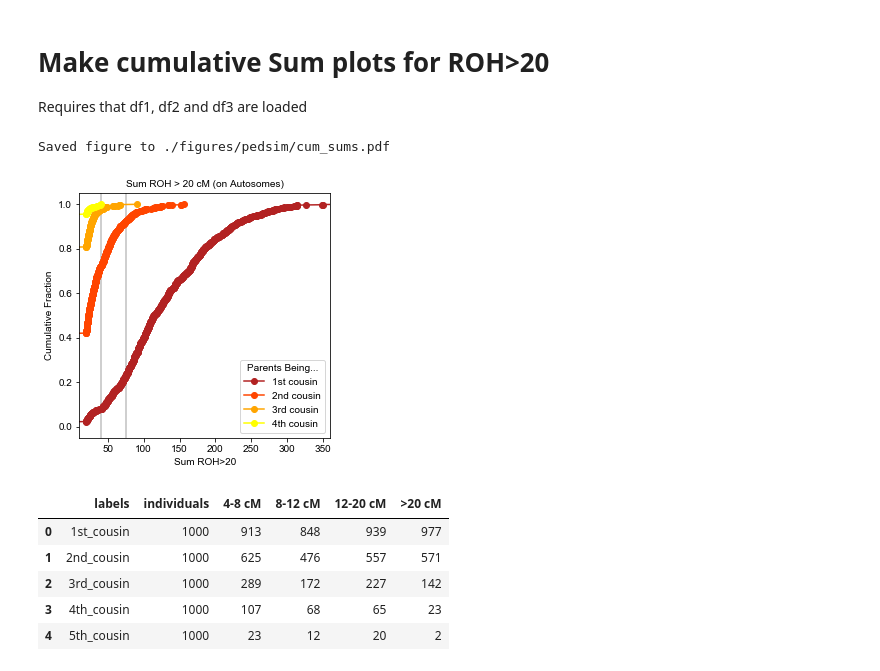
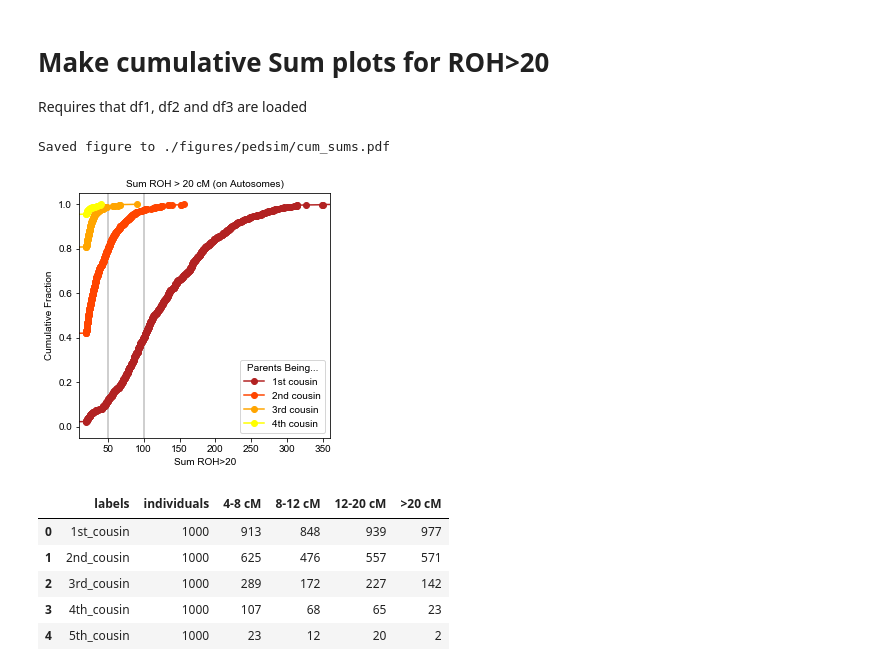
Before and after one commit to hringbauer/hapROH, a Jupyter notebook: Notebooks/AnalyzeData/analyze_ped_sim.ipynb, the cells around one changed output. Saved outputs shown, nothing was run; the diff lists cells and outputs as text; code cells hidden in the pictures.

```diff
--- a/Notebooks/AnalyzeData/analyze_ped_sim.ipynb
+++ b/Notebooks/AnalyzeData/analyze_ped_sim.ipynb
@@ -405,13 +434,13 @@ Requires that df1, df2 and df3 are loaded
 # %%
 plot_cum_fracs(dfs = [df1, df2, df3, df4], figsize = (4.5,4.5),
                cm_min = 20,
                labels = ["1st cousin", "2nd cousin", "3rd cousin", "4th cousin"],
                colors = ["firebrick", "orangered", "orange", "yellow"],
-               fs = 10, ms = 6, xlim = [10,360], vlines = [40, 75],
+               fs = 10, ms = 6, xlim = [10,360], vlines = [50, 100],
                savepath="./figures/pedsim/cum_sums.pdf")
 # %% [output]
 Saved figure to ./figures/pedsim/cum_sums.pdf
-[figure, old version]
+[figure, new version]
 # %%
 df_t = create_summary_df(dfs=[df1, df2, df3, df4, df5], n=1000)
 df_t
```
Also changed, not shown: parts of 10 cells of this notebook, 7 other files.
